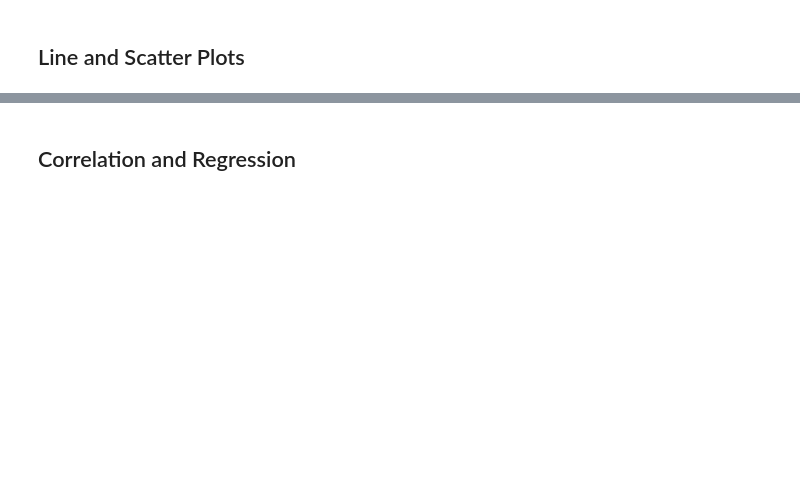
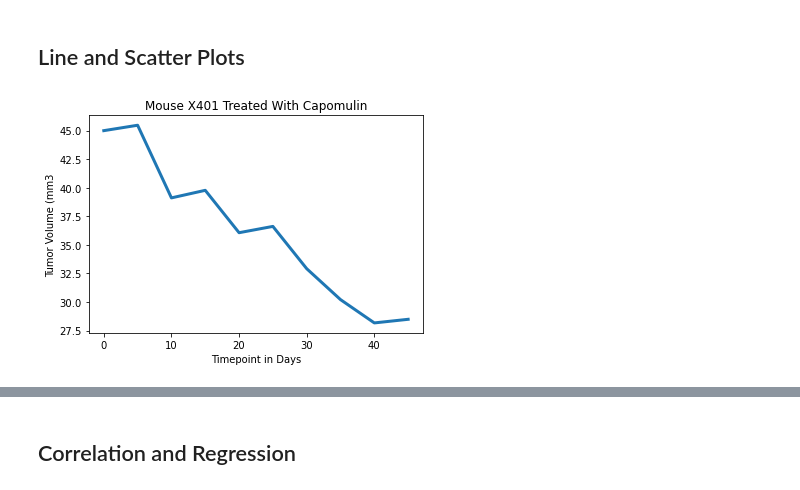
Before and after one commit to GambitAcid/MatPlotLib-Challenge, a Jupyter notebook: Instructions/Pymaceuticals/PyMaceuticals_Final.ipynb, the cells around one changed output, grey strips where cells are left out. Drawn from its saved outputs; the diff is of its cells as text; code cells hidden in the pictures; blank space fills up the shorter version.

```diff
--- a/Instructions/Pymaceuticals/PyMaceuticals_Final.ipynb
+++ b/Instructions/Pymaceuticals/PyMaceuticals_Final.ipynb
@@ -211,0 +394,23 @@ plt.show()
+# %%
+# Generate a line plot of tumor volume vs. time point for a mouse treated with Capomulin
+
+#Data points of a mouse treated with Capomulin
+lineplot_df = data_df3.loc[data_df3["Mouse ID"] == "x401",:]
+lineplot_df
+
+#define  x axis
+xaxis = lineplot_df["Timepoint"]
+
+#define  y axis
+yaxtumor = lineplot_df["Tumor Volume (mm3)"]
+
+# Adding our labels and title to plot
+plt.title("Mouse X401 Treated With Capomulin")
+plt.plot(xaxis, yaxtumor, linewidth=3, markersize=8)
+plt.xlabel("Timepoint in Days")
+plt.ylabel("Tumor Volume (mm3")
+
+#Display
+plt.show()
+# %% [output]
+[figure, added]
```
Also changed, not shown: parts of 23 cells of this notebook, 1 other file.
